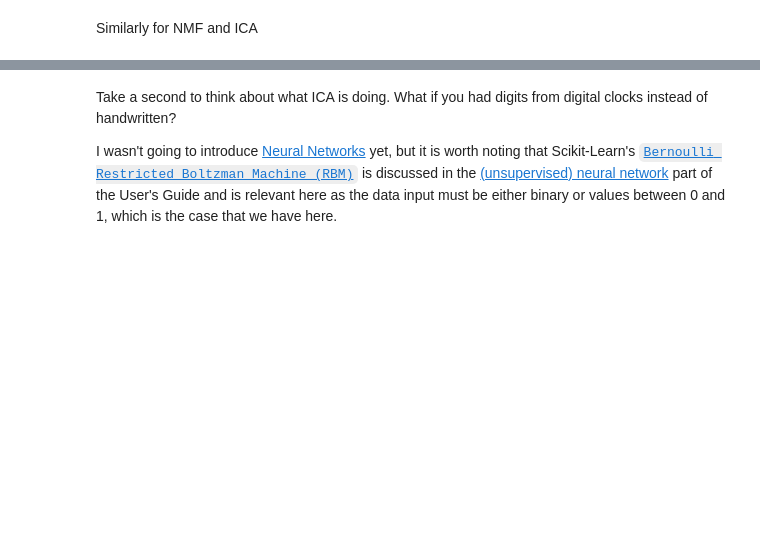
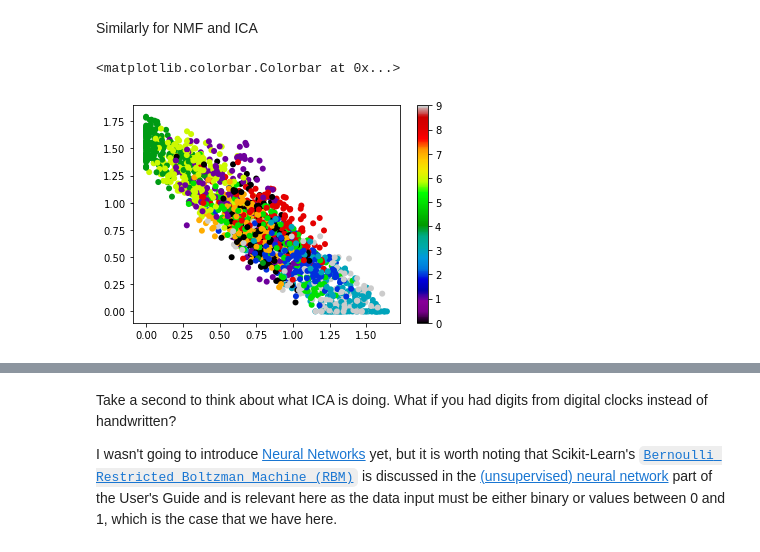
Before and after one commit to pranphy/PHYST580-F18, a Jupyter notebook: notebooks/DimensionReduction.ipynb, the cells around one changed output, grey strips where cells are left out. Drawn from its saved outputs; the diff is of its cells as text; code cells hidden in the pictures; blank space fills up the shorter version.

```diff
--- a/notebooks/DimensionReduction.ipynb
+++ b/notebooks/DimensionReduction.ipynb
@@ -907,13 +1013,16 @@ plt.colorbar()
 # %% [markdown]
 Similarly for NMF and ICA
 # %%
-# NMF
-from sklearn.decomposition import ___
-nmf = NMF(___)
-nmf.___(___)
-X_reduced = nmf.___(___)
 
-plt.scatter(___, ___, c=y, cmap="nipy_spectral", edgecolor="None")
+from sklearn.decomposition import NMF
+nmf = NMF(n_components=2)
+nmf.fit(X)
+X_reduced = nmf.transform(X)
+
+plt.scatter(X_reduced[:,0], X_reduced[:,1], c=y, cmap="nipy_spectral", edgecolor="None")
 plt.colorbar()
+# %% [output]
+<matplotlib.colorbar.Colorbar at 0x...>
+[figure, added]
 # %%
 # ICA
```
Also changed, not shown: parts of 8 cells of this notebook.
